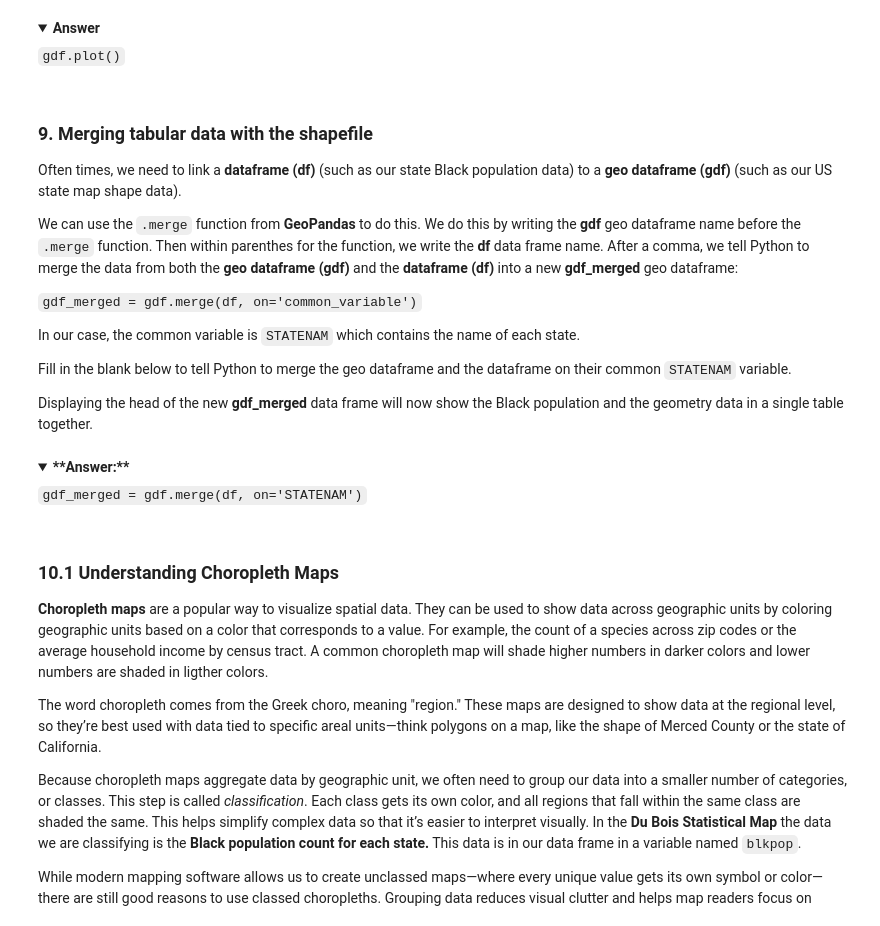
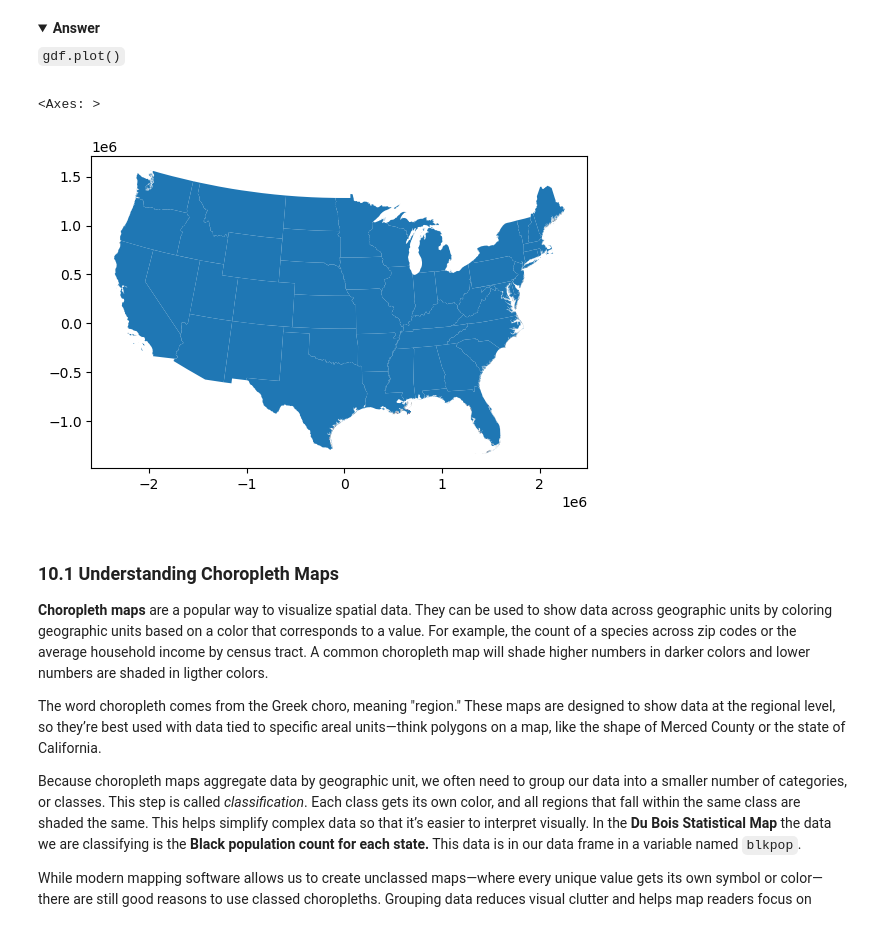
Before and after one commit to HigherEdData/dubois-jupyterlite, a Jupyter notebook: content/notebooks/py_popmap.ipynb, the cells around one changed output. Cells and saved outputs as stored; diff of their text form; code cells hidden in the pictures; folded sections open.

````diff
--- a/content/notebooks/py_popmap.ipynb
+++ b/content/notebooks/py_popmap.ipynb
@@ -179,5 +182,5 @@ Note the geometry column provides the series of x, y coordinates needed to plot
 </details>
 # %%
 # Layer 3: Import and Read Spatial Data
-gdf = gpd.read_file("us_state_2020.geojson")
-___.head()
+gdf = gpd.read_file("us_state_2020.gpkg")
+gdf.head()
@@ -199,23 +209,7 @@ This will display the outline of all states in our data, but without yet color c
 </details>
 # %%
 # Layer 4: Plot Geospattial Data
-___.plot()
+gdf.plot()
+# %% [output]
+<Axes: >
+[figure, added]
-# %% [markdown]
-### 9. Merging tabular data with the shapefile
-Often times, we need to link a **dataframe (df)** (such as our state Black population data) to a **geo dataframe (gdf)** (such as our US state map shape data).
-
-We can use the ``.merge`` function from **GeoPandas** to do this. We do this by writing the **gdf** geo dataframe name before the ```.merge``` function. Then within parenthes for the function, we write the **df** data frame name. After a comma, we tell Python to merge the data from both the **geo dataframe (gdf)** and the **dataframe (df)** into a new **gdf_merged** geo dataframe:
-
-```gdf_merged = gdf.merge(df, on='common_variable')```
-
-In our case, the common variable is ```STATENAM``` which contains the name of each state.
-
-Fill in the blank below to tell Python to merge the geo dataframe and the dataframe on their common ``STATENAM`` variable.
-
-Displaying the head of the new **gdf_merged** data frame will now show the Black population and the geometry data in a single table together.
-# %% [markdown]
-<details> <summary><strong>**Answer:** </strong></summary>
-
-```gdf_merged = gdf.merge(df, on='STATENAM')```
-
-</details>
````
Also changed, not shown: parts of 6 cells of this notebook, 2 other files.
